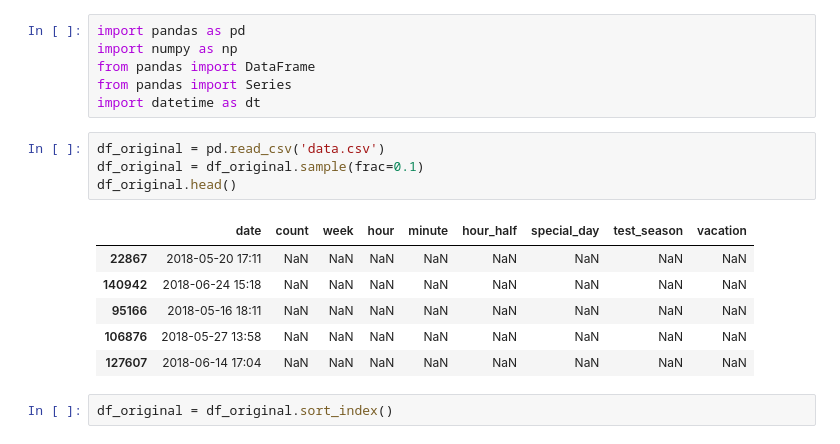
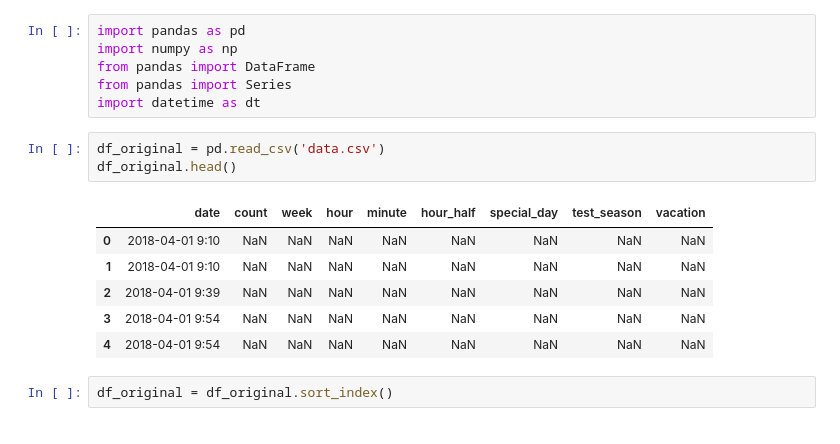
Before and after one commit to sju-coml/SAI-2019-Summer_Hackathon_Server, a Jupyter notebook: ModelTraining/Model_Making.ipynb, the cells around one changed output. Drawn from its saved outputs; the diff is of its cells as text.

```diff
--- a/ModelTraining/Model_Making.ipynb
+++ b/ModelTraining/Model_Making.ipynb
@@ -6,15 +6,14 @@ from pandas import Series
 import datetime as dt
 # %%
 df_original = pd.read_csv('data.csv')
-df_original = df_original.sample(frac=0.1)
 df_original.head()
 # %% [output]
 |  | date | count | week | hour | minute | hour_half | special_day | test_season | vacation |
-| 22867 | 2018-05-20 17:11 | NaN | NaN | NaN | NaN | NaN | NaN | NaN | NaN |
-| 140942 | 2018-06-24 15:18 | NaN | NaN | NaN | NaN | NaN | NaN | NaN | NaN |
-| 95166 | 2018-05-16 18:11 | NaN | NaN | NaN | NaN | NaN | NaN | NaN | NaN |
-| 106876 | 2018-05-27 13:58 | NaN | NaN | NaN | NaN | NaN | NaN | NaN | NaN |
-| 127607 | 2018-06-14 17:04 | NaN | NaN | NaN | NaN | NaN | NaN | NaN | NaN |
+| 0 | 2018-04-01 9:10 | NaN | NaN | NaN | NaN | NaN | NaN | NaN | NaN |
+| 1 | 2018-04-01 9:10 | NaN | NaN | NaN | NaN | NaN | NaN | NaN | NaN |
+| 2 | 2018-04-01 9:39 | NaN | NaN | NaN | NaN | NaN | NaN | NaN | NaN |
+| 3 | 2018-04-01 9:54 | NaN | NaN | NaN | NaN | NaN | NaN | NaN | NaN |
+| 4 | 2018-04-01 9:54 | NaN | NaN | NaN | NaN | NaN | NaN | NaN | NaN |
 # %%
 df_original = df_original.sort_index()
 # %%
```
Also changed, not shown: parts of 10 cells of this notebook, 2 other files.
